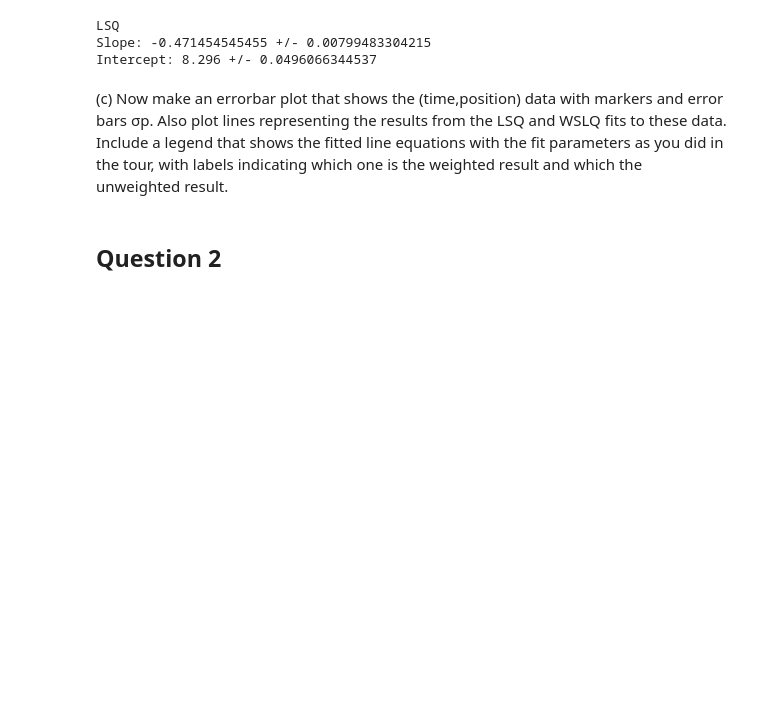
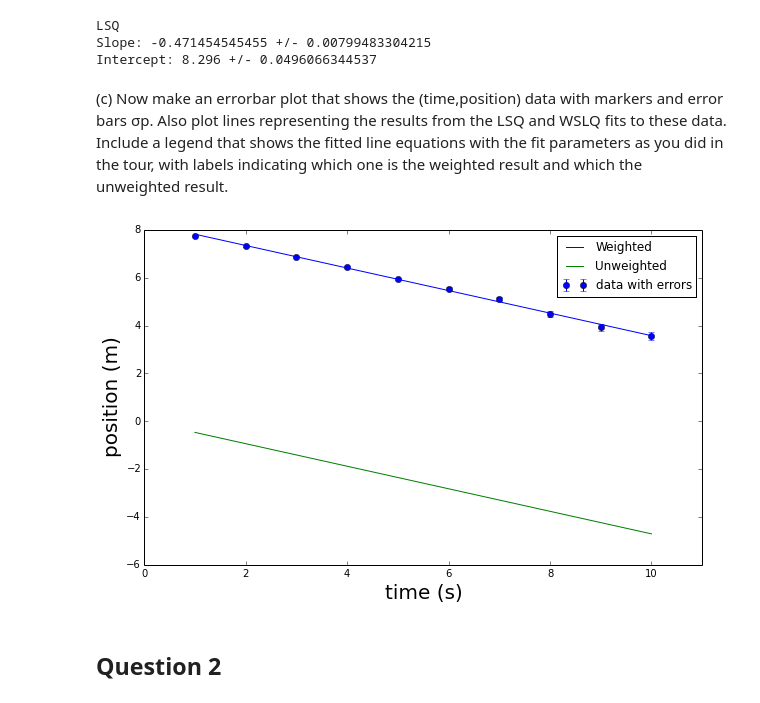
Before and after one commit to lhorowit/PHYS202-S14, a Jupyter notebook: SciPy/OptimizationExercises.ipynb, the cells around one changed output. Saved outputs shown, nothing was run; the diff lists cells and outputs as text; code cells hidden in the pictures; blank space fills up the shorter version.

```diff
--- a/SciPy/OptimizationExercises.ipynb
+++ b/SciPy/OptimizationExercises.ipynb
@@ -72,12 +93,28 @@ pos = np.array([7.75, 7.33, 6.89, 6.45, 5.96, 5.55, 5.10, 4.49, 3.93, 3.58])
 sigp = np.array([0.02, 0.03, 0.03, 0.04, 0.05, 0.06, 0.08, 0.11, 0.14, 0.17])
 
 m,merr,b,berr = WeightedLLSqFit(time,pos,sigp)
+m1, m1err, b1, b1err = LinearLSqFit(time, pos)
 # %% [output]
 LSQ
 Slope: -0.471454545455 +/- 0.00799483304215
 Intercept: 8.296 +/- 0.0496066344537
 # %% [markdown]
 (c) Now make an errorbar plot that shows the (time,position) data with markers and error bars σp. Also plot lines representing the results from the LSQ and WSLQ fits to these data. Include a legend that shows the fitted line equations with the fit parameters as you did in the tour, with labels indicating which one is the weighted result and which the unweighted result.
+# %%
+fig = plt.figure(3,(10,6))
+plt.errorbar(time,pos,sigp,fmt="bo",label="data with errors")
+plt.xlim(0,11)
+fwlsq = m*time + b
+flsq =  m1*time + b1
+plt.plot(time, fwlsq, label='Weighted')
+plt.plot(time, flsq, label='Unweighted')
+plt.legend(loc="best")
+plt.xlabel("time (s)",fontsize=20)
+plt.ylabel("position (m)",fontsize=20)
+
+plt.show()
+# %% [output]
+[figure, added]
 # %% [markdown]
 ## Question 2
 # %% [markdown]
```
Also changed, not shown: parts of 2 cells of this notebook, 2 other files.
